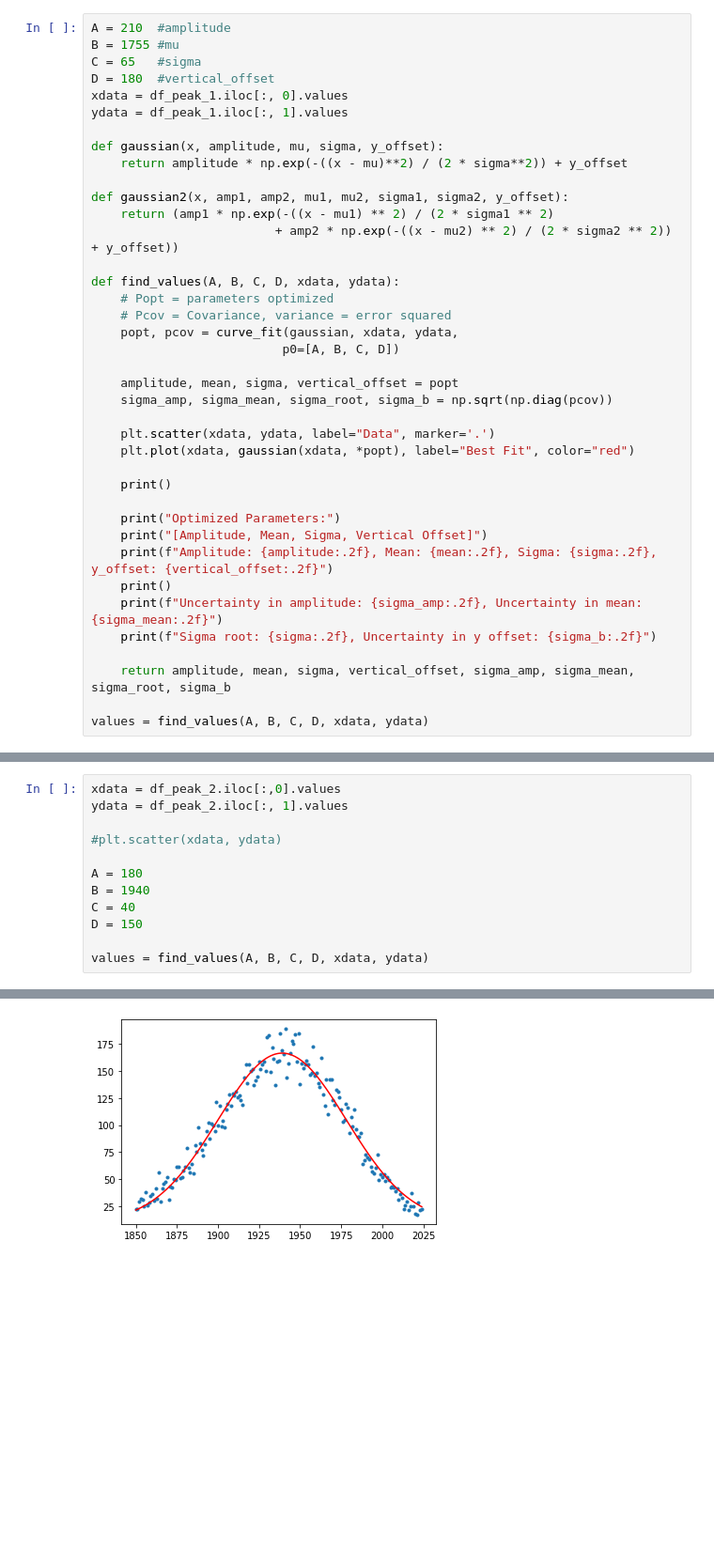
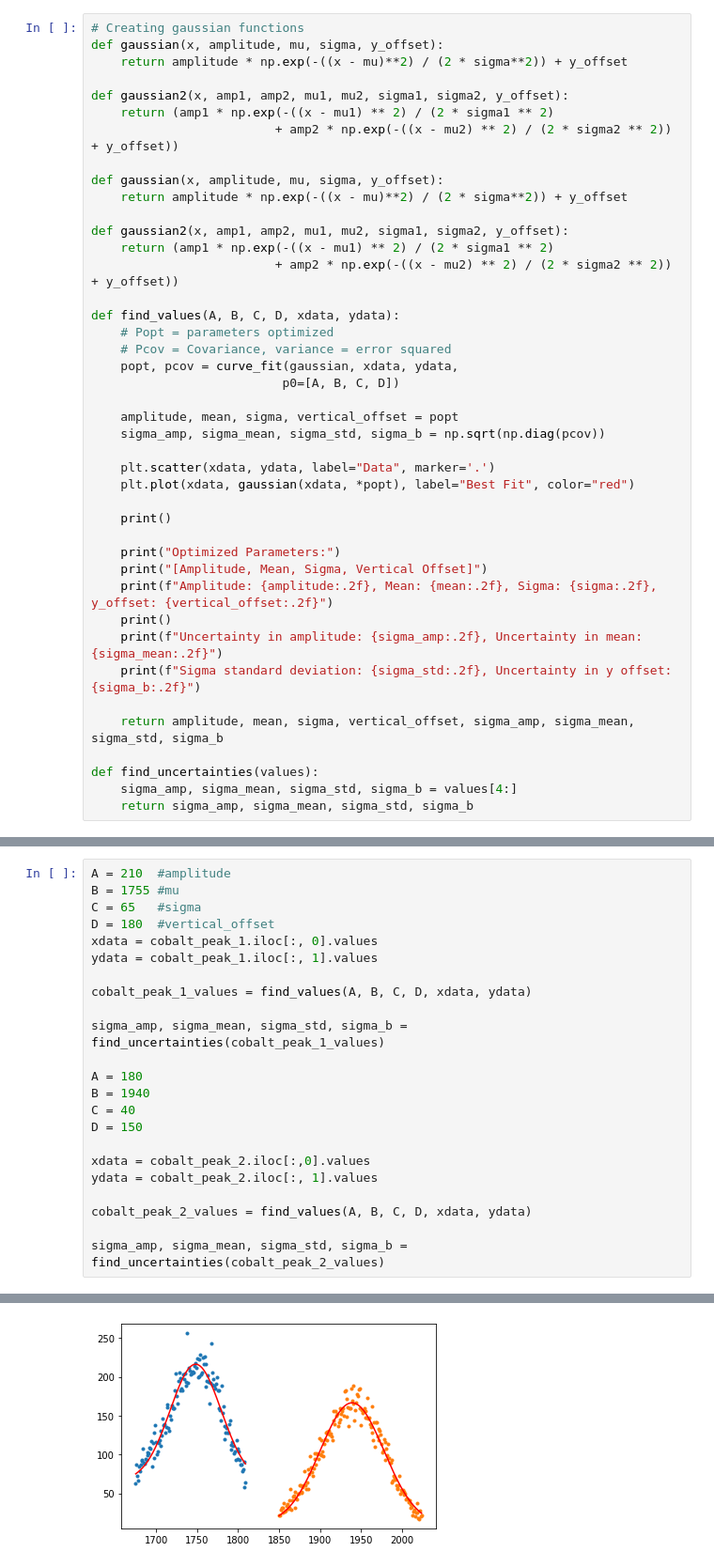
Before and after one commit to maraMaraschino/Adv-Lab, a Jupyter notebook: Gamma Spectroscopy/Gamma Spec Data.ipynb, the cells around one changed output, grey strips where cells are left out. Shown at 94% size. Drawn from its saved outputs; the diff is of its cells as text; blank space fills up the shorter version.

```diff
--- a/Gamma Spectroscopy/Gamma Spec Data.ipynb
+++ b/Gamma Spectroscopy/Gamma Spec Data.ipynb
@@ -96,10 +38,11 @@ def gaussian2(x, amp1, amp2, mu1, mu2, sigma1, sigma2, y_offset):
 # %%
-A = 210  #amplitude
-B = 1755 #mu
-C = 65   #sigma
-D = 180  #vertical_offset
-xdata = df_peak_1.iloc[:, 0].values
-ydata = df_peak_1.iloc[:, 1].values
+# Creating gaussian functions
+def gaussian(x, amplitude, mu, sigma, y_offset):
+    return amplitude * np.exp(-((x - mu)**2) / (2 * sigma**2)) + y_offset
+
+def gaussian2(x, amp1, amp2, mu1, mu2, sigma1, sigma2, y_offset):
+    return (amp1 * np.exp(-((x - mu1) ** 2) / (2 * sigma1 ** 2)
+                         + amp2 * np.exp(-((x - mu2) ** 2) / (2 * sigma2 ** 2)) + y_offset))
 
 def gaussian(x, amplitude, mu, sigma, y_offset):
     return amplitude * np.exp(-((x - mu)**2) / (2 * sigma**2)) + y_offset
@@ -115,7 +58,7 @@ def find_values(A, B, C, D, xdata, ydata):
                           p0=[A, B, C, D])
 
     amplitude, mean, sigma, vertical_offset = popt
-    sigma_amp, sigma_mean, sigma_root, sigma_b = np.sqrt(np.diag(pcov))
+    sigma_amp, sigma_mean, sigma_std, sigma_b = np.sqrt(np.diag(pcov))
 
     plt.scatter(xdata, ydata, label="Data", marker='.')
     plt.plot(xdata, gaussian(xdata, *popt), label="Best Fit", color="red")
@@ -127,8 +70,10 @@ def find_values(A, B, C, D, xdata, ydata):
     print(f"Amplitude: {amplitude:.2f}, Mean: {mean:.2f}, Sigma: {sigma:.2f}, y_offset: {vertical_offset:.2f}")
     print()
     print(f"Uncertainty in amplitude: {sigma_amp:.2f}, Uncertainty in mean: {sigma_mean:.2f}")
-    print(f"Sigma root: {sigma:.2f}, Uncertainty in y offset: {sigma_b:.2f}")
+    print(f"Sigma standard deviation: {sigma_std:.2f}, Uncertainty in y offset: {sigma_b:.2f}")
 
-    return amplitude, mean, sigma, vertical_offset, sigma_amp, sigma_mean, sigma_root, sigma_b
+    return amplitude, mean, sigma, vertical_offset, sigma_amp, sigma_mean, sigma_std, sigma_b
 
-values = find_values(A, B, C, D, xdata, ydata)
+def find_uncertainties(values):
+    sigma_amp, sigma_mean, sigma_std, sigma_b = values[4:]
+    return sigma_amp, sigma_mean, sigma_std, sigma_b
@@ -143,13 +80,24 @@ Sigma root: -31.17, Uncertainty in y offset: 6.81
 # %%
-xdata = df_peak_2.iloc[:,0].values
-ydata = df_peak_2.iloc[:, 1].values
+A = 210  #amplitude
+B = 1755 #mu
+C = 65   #sigma
+D = 180  #vertical_offset
+xdata = cobalt_peak_1.iloc[:, 0].values
+ydata = cobalt_peak_1.iloc[:, 1].values
 
-#plt.scatter(xdata, ydata)
+cobalt_peak_1_values = find_values(A, B, C, D, xdata, ydata)
+
+sigma_amp, sigma_mean, sigma_std, sigma_b = find_uncertainties(cobalt_peak_1_values)
 
 A = 180
 B = 1940
 C = 40
 D = 150
 
-values = find_values(A, B, C, D, xdata, ydata)
+xdata = cobalt_peak_2.iloc[:,0].values
+ydata = cobalt_peak_2.iloc[:, 1].values
+
+cobalt_peak_2_values = find_values(A, B, C, D, xdata, ydata)
+
+sigma_amp, sigma_mean, sigma_std, sigma_b = find_uncertainties(cobalt_peak_2_values)
 # %% [output]
@@ -162 +117 @@ Sigma root: 39.02, Uncertainty in y offset: 4.18
-[figure, old version]
+[figure, new version]
```
Also changed, not shown: parts of 20 cells of this notebook.
